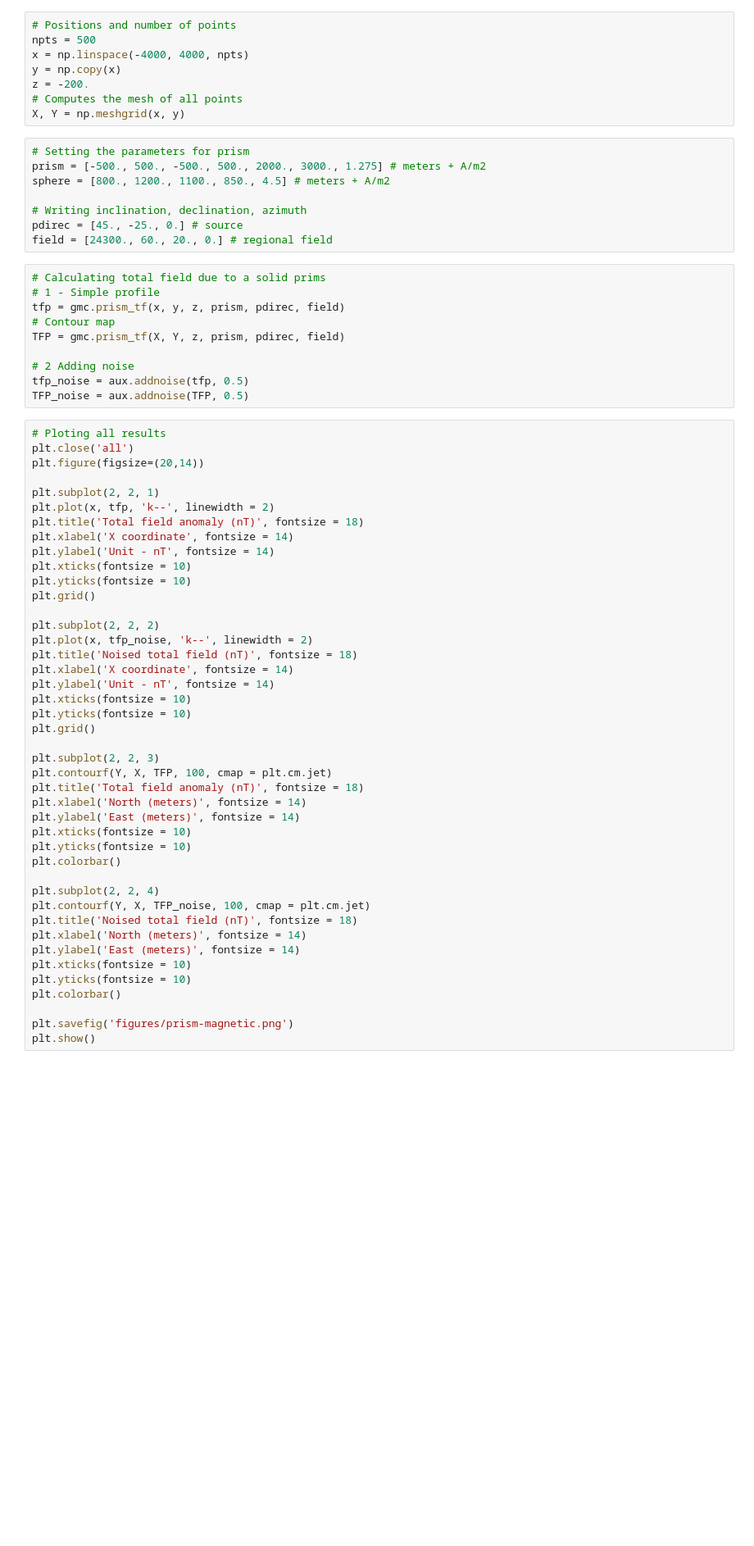
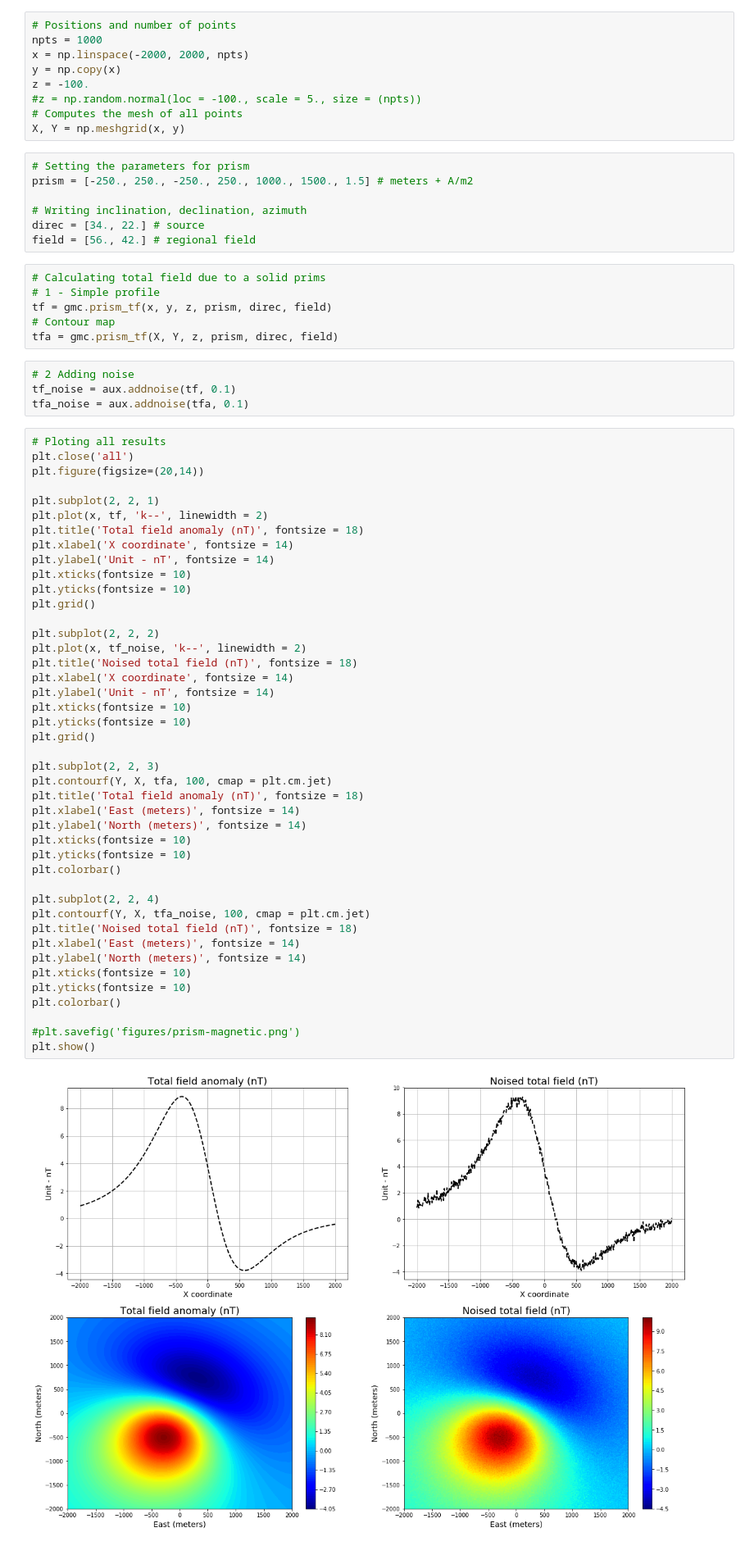
Before and after one commit to nelsondelimar/master, a Jupyter notebook: notebooks/prism-mag.ipynb, the cells around one changed output. Shown at 82% size. Drawn from its saved outputs; the diff is of its cells as text; blank space fills up the shorter version.

Commit message:
Adding notebook for total field due to a prism

```diff
--- a/notebooks/prism-mag.ipynb
+++ b/notebooks/prism-mag.ipynb
@@ -6,70 +12,72 @@ import gravmag_codes as gmc
 import matplotlib.pyplot as plt
 # %%
 # Positions and number of points
-npts = 500
-x = np.linspace(-4000, 4000, npts)
+npts = 1000
+x = np.linspace(-2000, 2000, npts)
 y = np.copy(x)
-z = -200.
+z = -100.
+#z = np.random.normal(loc = -100., scale = 5., size = (npts))
 # Computes the mesh of all points
 X, Y = np.meshgrid(x, y)
 # %%
 # Setting the parameters for prism
-prism = [-500., 500., -500., 500., 2000., 3000., 1.275] # meters + A/m2
-sphere = [800., 1200., 1100., 850., 4.5] # meters + A/m2
+prism = [-250., 250., -250., 250., 1000., 1500., 1.5] # meters + A/m2
 
 # Writing inclination, declination, azimuth
-pdirec = [45., -25., 0.] # source
-field = [24300., 60., 20., 0.] # regional field
+direc = [34., 22.] # source
+field = [56., 42.] # regional field
 # %%
 # Calculating total field due to a solid prims
 # 1 - Simple profile
-tfp = gmc.prism_tf(x, y, z, prism, pdirec, field)
+tf = gmc.prism_tf(x, y, z, prism, direc, field)
 # Contour map
-TFP = gmc.prism_tf(X, Y, z, prism, pdirec, field)
-
-# 2 Adding noise
-tfp_noise = aux.addnoise(tfp, 0.5)
-TFP_noise = aux.addnoise(TFP, 0.5)
+tfa = gmc.prism_tf(X, Y, z, prism, direc, field)
+# %%
+# 2 Adding noise
+tf_noise = aux.addnoise(tf, 0.1)
+tfa_noise = aux.addnoise(tfa, 0.1)
 # %%
 # Ploting all results
 plt.close('all')
 plt.figure(figsize=(20,14))
 
 plt.subplot(2, 2, 1)
-plt.plot(x, tfp, 'k--', linewidth = 2)
+plt.plot(x, tf, 'k--', linewidth = 2)
 plt.title('Total field anomaly (nT)', fontsize = 18)
 plt.xlabel('X coordinate', fontsize = 14)
 plt.ylabel('Unit - nT', fontsize = 14)
 plt.xticks(fontsize = 10)
 plt.yticks(fontsize = 10)
 plt.grid()
 
 plt.subplot(2, 2, 2)
-plt.plot(x, tfp_noise, 'k--', linewidth = 2)
+plt.plot(x, tf_noise, 'k--', linewidth = 2)
 plt.title('Noised total field (nT)', fontsize = 18)
 plt.xlabel('X coordinate', fontsize = 14)
 plt.ylabel('Unit - nT', fontsize = 14)
 plt.xticks(fontsize = 10)
 plt.yticks(fontsize = 10)
 plt.grid()
 
 plt.subplot(2, 2, 3)
-plt.contourf(Y, X, TFP, 100, cmap = plt.cm.jet)
+plt.contourf(Y, X, tfa, 100, cmap = plt.cm.jet)
 plt.title('Total field anomaly (nT)', fontsize = 18)
-plt.xlabel('North (meters)', fontsize = 14)
-plt.ylabel('East (meters)', fontsize = 14)
+plt.xlabel('East (meters)', fontsize = 14)
+plt.ylabel('North (meters)', fontsize = 14)
 plt.xticks(fontsize = 10)
 plt.yticks(fontsize = 10)
 plt.colorbar()
 
 plt.subplot(2, 2, 4)
-plt.contourf(Y, X, TFP_noise, 100, cmap = plt.cm.jet)
+plt.contourf(Y, X, tfa_noise, 100, cmap = plt.cm.jet)
 plt.title('Noised total field (nT)', fontsize = 18)
-plt.xlabel('North (meters)', fontsize = 14)
-plt.ylabel('East (meters)', fontsize = 14)
+plt.xlabel('East (meters)', fontsize = 14)
+plt.ylabel('North (meters)', fontsize = 14)
 plt.xticks(fontsize = 10)
 plt.yticks(fontsize = 10)
 plt.colorbar()
 
-plt.savefig('figures/prism-magnetic.png')
+#plt.savefig('figures/prism-magnetic.png')
 plt.show()
+# %% [output]
+[figure, added]
```
Also changed, not shown: parts of 2 cells of this notebook.
